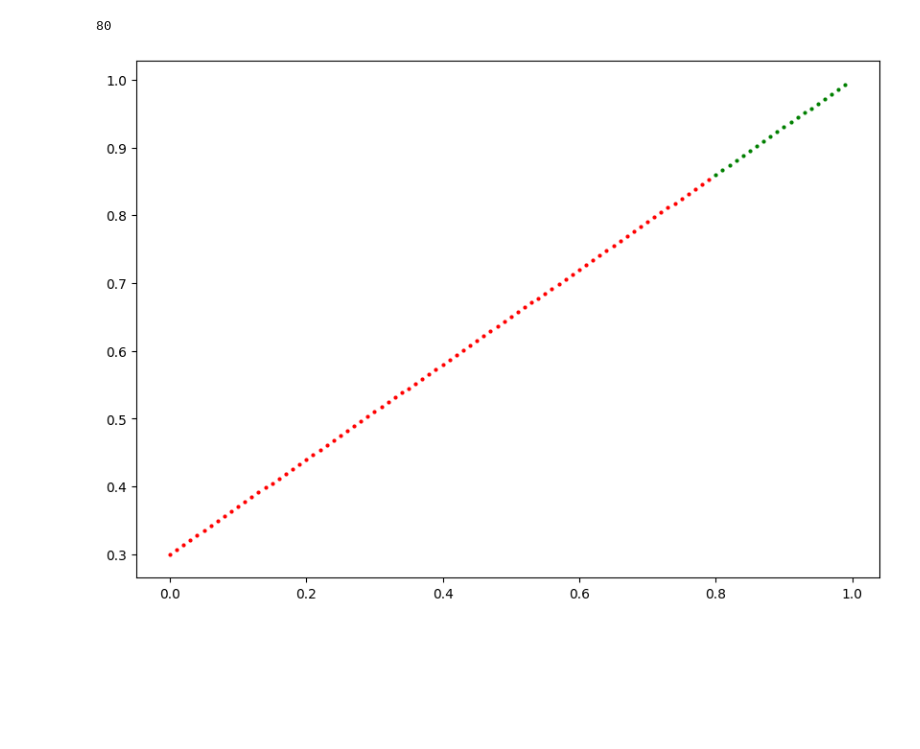
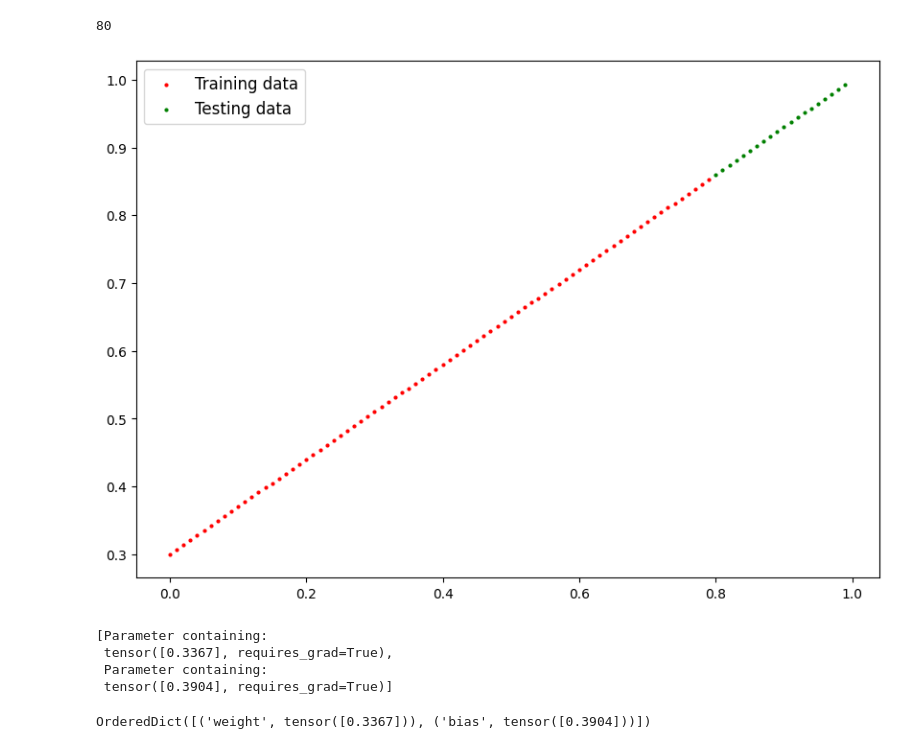
Before and after one commit to danielagg/pytorch-playground, a Jupyter notebook: playground.ipynb, the cells around one changed output. Cells and saved outputs as stored; diff of their text form; code cells hidden in the pictures; blank space fills up the shorter version.

Commit message:
simple linear regression model

```diff
--- a/playground.ipynb
+++ b/playground.ipynb
@@ -213,12 +213,12 @@ y_validation = y[80:]
 # %% [output]
 80
 # %%
-# class LinearRegressionModel(nn.modules)
 def plot_predictions(training_X, training_y, validation_X, validation_y, prediction_X=None, prediction_y=None):
     plot.figure(figsize=(10, 7))
     plot.scatter(training_X, training_y, c="red", s=4, label="Training data")
     plot.scatter(validation_X, validation_y, c="green", s=4, label="Testing data")
+    plot.legend(prop={"size": 12})
 
 plot_predictions(X_train, y_train, X_validation, y_validation)
 # %% [output]
-[figure, old version]
+[figure, new version]
@@ -224,0 +236,13 @@ plot_predictions(X_train, y_train, X_validation, y_validation)
+# %%
+torch.manual_seed(42)
+model_0 = LinearRegressionModel()
+list(model_0.parameters())
+# %% [output]
+[Parameter containing:
+ tensor([0.3367], requires_grad=True),
+ Parameter containing:
+ tensor([0.3904], requires_grad=True)]
+# %%
+model_0.state_dict() # get the parameters in readable form
+# %% [output]
+OrderedDict([('weight', tensor([0.3367])), ('bias', tensor([0.3904]))])
```
Also changed, not shown: parts of 1 cell of this notebook.
